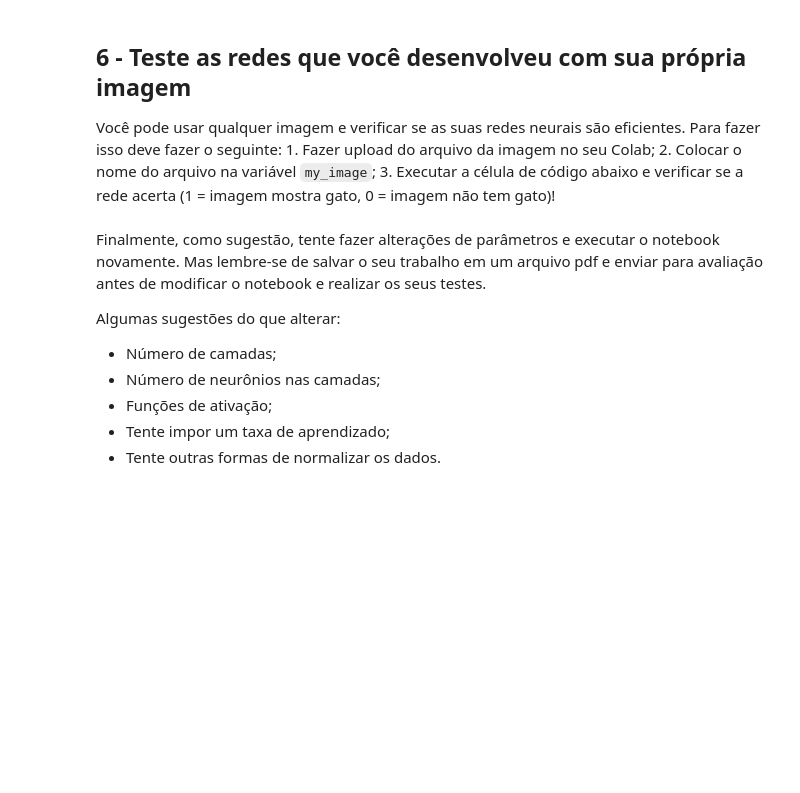
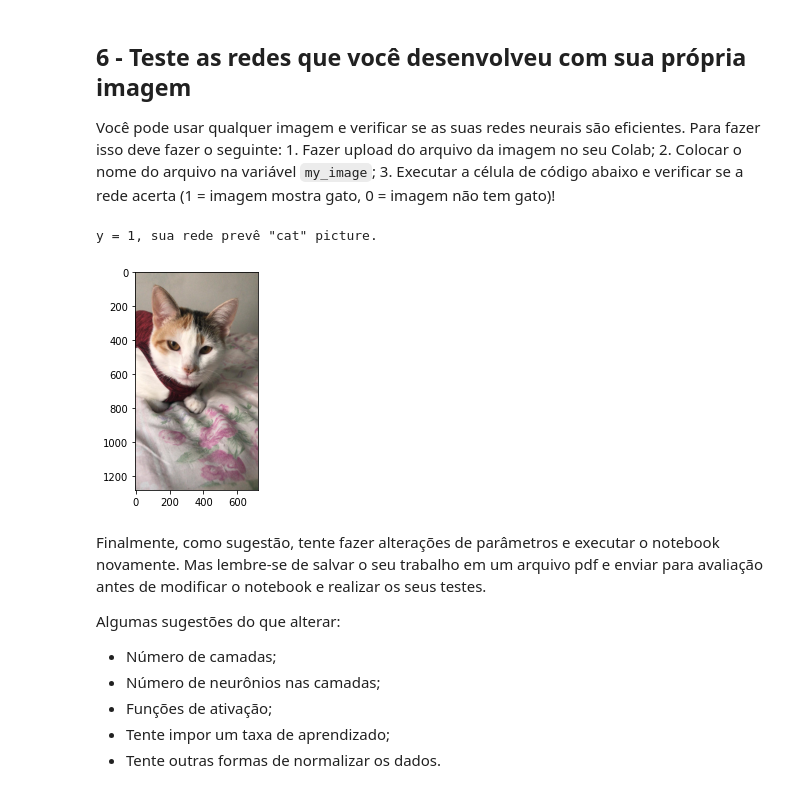
Before and after one commit to pigortekids/Notas4, a Jupyter notebook: aula5/T3_Classificação_binaria_keras.ipynb, the cells around one changed output. Drawn from its saved outputs; the diff is of its cells as text; code cells hidden in the pictures; blank space fills up the shorter version.

```diff
--- a/aula5/T3_Classificação_binaria_keras.ipynb
+++ b/aula5/T3_Classificação_binaria_keras.ipynb
@@ -889,25 +888,28 @@ Você pode usar qualquer imagem e verificar se as suas redes neurais são eficie
 # %%
 # PARA VOCÊ FAZER: teste da rede com suas imagens
 
 ## COMECE AQUI ## (coloque o nome do arquivo com a sua imagem)
-#my_image =
+my_image = 'gato1.jpeg'
 ## TERMINE AQUI ##
 
 # Pré-processamento da imagem para acertar dimensões.
 fname = my_image
 image = Image.open(fname)
 my_image = image.resize((num_px, num_px), Image.ANTIALIAS)
 my_image = np.array(my_image)
 my_image = my_image.reshape((1, num_px*num_px*3))
 my_image = my_image.astype(float)
 
 # Previsão da rede neural
 y_prev_myimage = rnadl.predict(my_image)
 my_predicted_image = np.round(y_prev_myimage)
 my_predicted_image = my_predicted_image.astype(int)
 
 plt.imshow(image)
 print("y = " + str(np.squeeze(my_predicted_image)) + ", sua rede prevê \"" + classes[int(np.squeeze(my_predicted_image)),].decode("utf-8") +  "\" picture.")
+# %% [output]
+y = 1, sua rede prevê "cat" picture.
+[figure, added]
 # %% [markdown]
 Finalmente, como sugestão, tente fazer alterações de parâmetros e executar o notebook novamente. Mas lembre-se de salvar o seu trabalho em um arquivo pdf e enviar para avaliação antes de modificar o notebook e realizar os seus testes.
 
```
Also changed, not shown: parts of 9 cells of this notebook, 4 other files.
